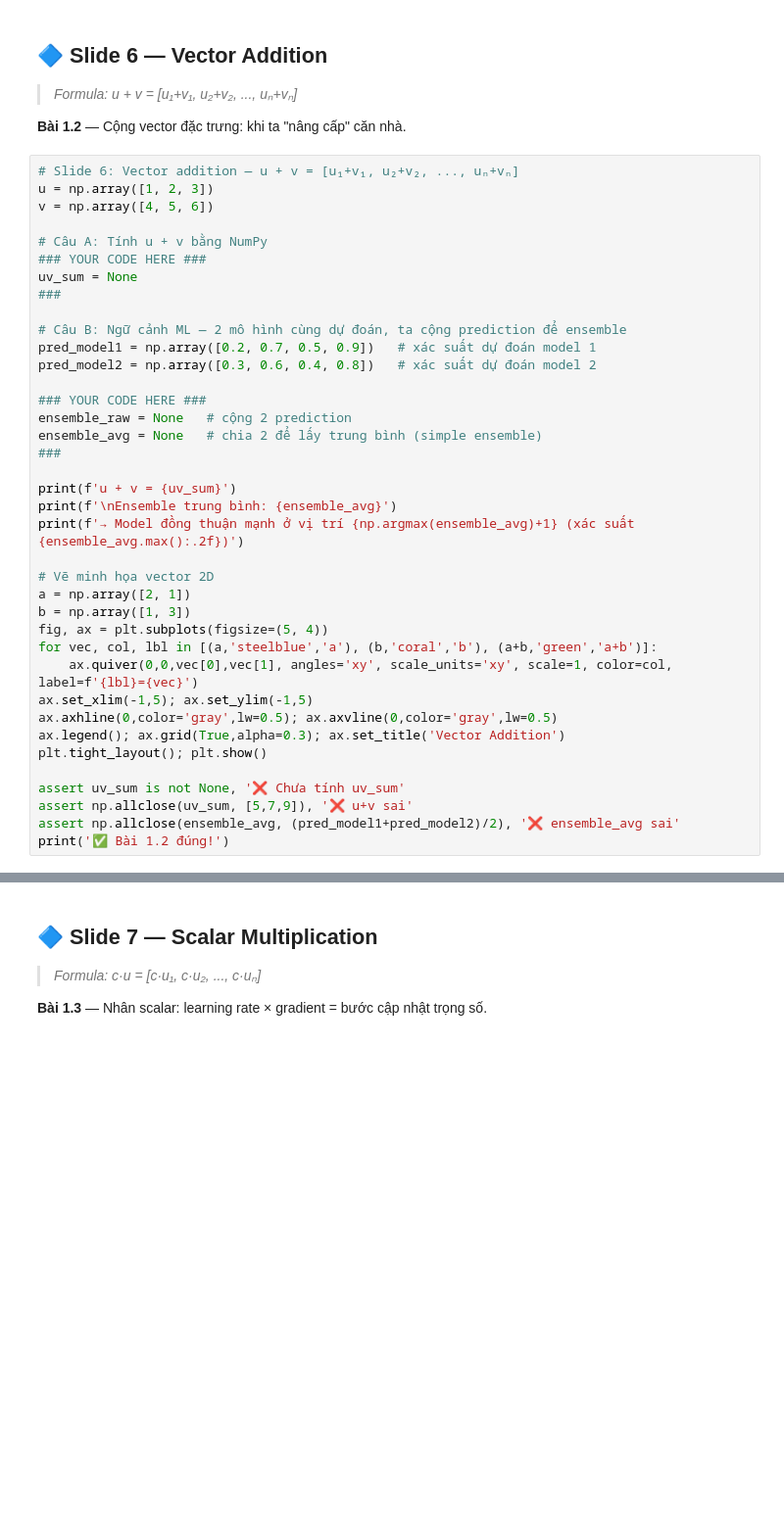
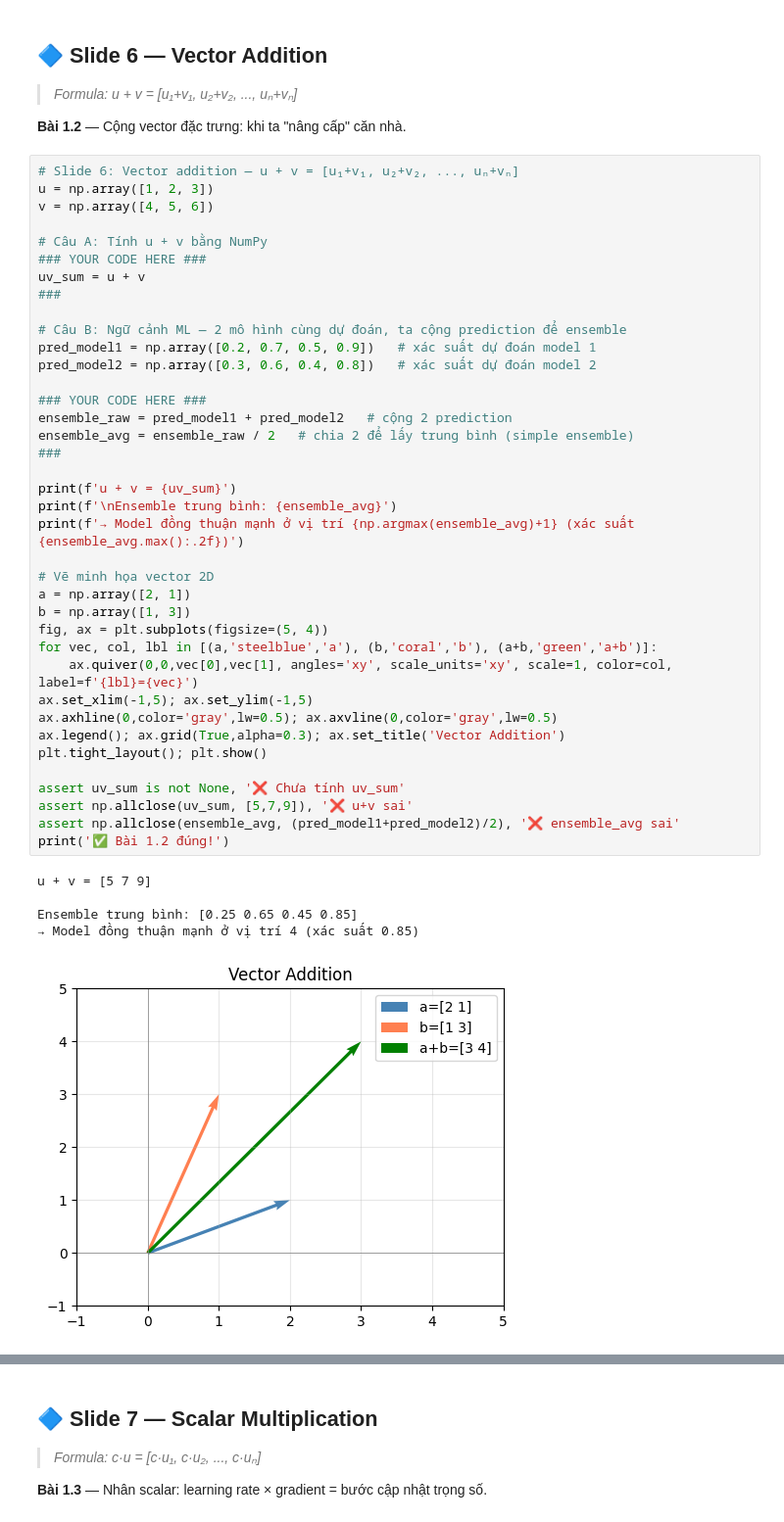
Before and after one commit to GiaHuy-K/MDS301_HuongNTC2, a Jupyter notebook: Bài tập/ML_Math_Prerequisites_Exercises.ipynb, the cells around one changed output, grey strips where cells are left out. Shown at 98% size. Cells and saved outputs as stored; diff of their text form; blank space fills up the shorter version.

```diff
--- a/Bài tập/ML_Math_Prerequisites_Exercises.ipynb
+++ b/Bài tập/ML_Math_Prerequisites_Exercises.ipynb
@@ -93,34 +94,40 @@ v = np.array([4, 5, 6])
 
 # Câu A: Tính u + v bằng NumPy
 ### YOUR CODE HERE ###
-uv_sum = None
+uv_sum = u + v
 ###
 
 # Câu B: Ngữ cảnh ML — 2 mô hình cùng dự đoán, ta cộng prediction để ensemble
 pred_model1 = np.array([0.2, 0.7, 0.5, 0.9])   # xác suất dự đoán model 1
 pred_model2 = np.array([0.3, 0.6, 0.4, 0.8])   # xác suất dự đoán model 2
 
 ### YOUR CODE HERE ###
-ensemble_raw = None   # cộng 2 prediction
-ensemble_avg = None   # chia 2 để lấy trung bình (simple ensemble)
+ensemble_raw = pred_model1 + pred_model2   # cộng 2 prediction
+ensemble_avg = ensemble_raw / 2   # chia 2 để lấy trung bình (simple ensemble)
 ###
 
 print(f'u + v = {uv_sum}')
 print(f'\nEnsemble trung bình: {ensemble_avg}')
 print(f'→ Model đồng thuận mạnh ở vị trí {np.argmax(ensemble_avg)+1} (xác suất {ensemble_avg.max():.2f})')
 
 # Vẽ minh họa vector 2D
 a = np.array([2, 1])
 b = np.array([1, 3])
 fig, ax = plt.subplots(figsize=(5, 4))
 for vec, col, lbl in [(a,'steelblue','a'), (b,'coral','b'), (a+b,'green','a+b')]:
     ax.quiver(0,0,vec[0],vec[1], angles='xy', scale_units='xy', scale=1, color=col, label=f'{lbl}={vec}')
 ax.set_xlim(-1,5); ax.set_ylim(-1,5)
 ax.axhline(0,color='gray',lw=0.5); ax.axvline(0,color='gray',lw=0.5)
 ax.legend(); ax.grid(True,alpha=0.3); ax.set_title('Vector Addition')
 plt.tight_layout(); plt.show()
 
 assert uv_sum is not None, '❌ Chưa tính uv_sum'
 assert np.allclose(uv_sum, [5,7,9]), '❌ u+v sai'
 assert np.allclose(ensemble_avg, (pred_model1+pred_model2)/2), '❌ ensemble_avg sai'
 print('✅ Bài 1.2 đúng!')
+# %% [output]
+u + v = [5 7 9]
+
+Ensemble trung bình: [0.25 0.65 0.45 0.85]
+→ Model đồng thuận mạnh ở vị trí 4 (xác suất 0.85)
+[figure, added]
```
Also changed, not shown: parts of 5 cells of this notebook, 1 other file.
